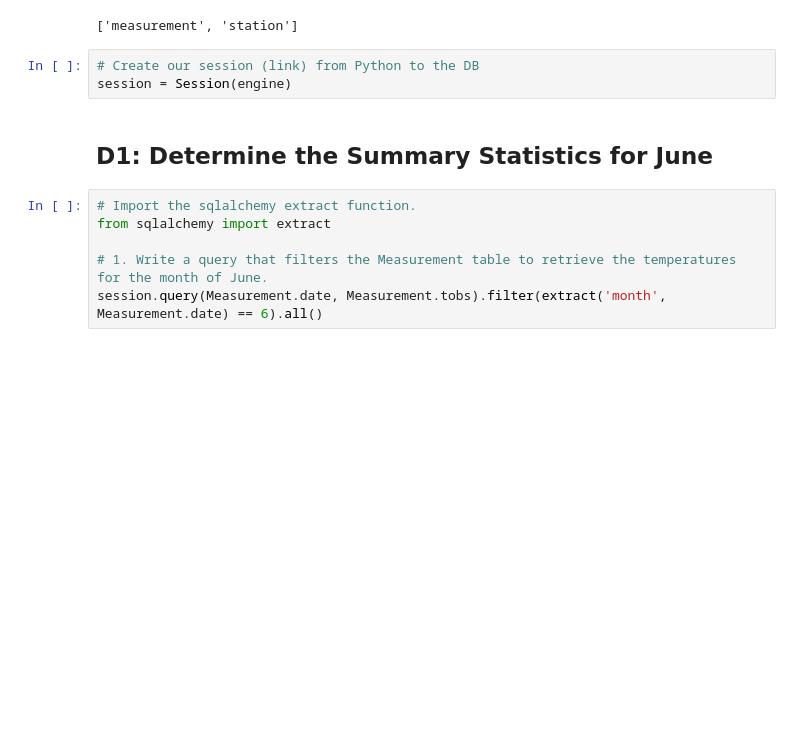
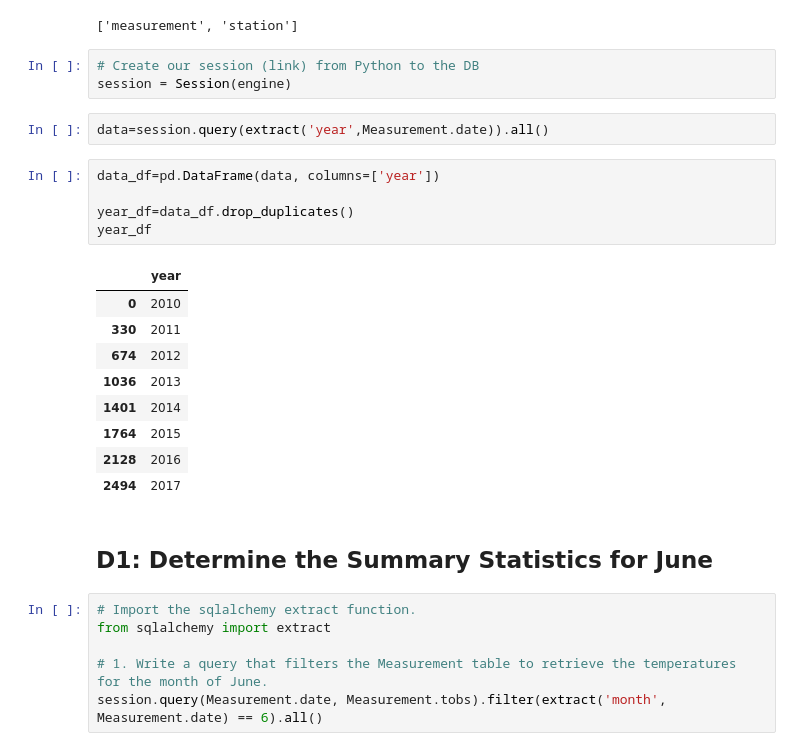
Before and after one commit to katiarp/surfs_up, a Jupyter notebook: SurfsUp_Challenge.ipynb, the cells around one changed output. Saved outputs shown, nothing was run; the diff lists cells and outputs as text; blank space fills up the shorter version.

```diff
--- a/SurfsUp_Challenge.ipynb
+++ b/SurfsUp_Challenge.ipynb
@@ -31,6 +31,23 @@ Base.classes.keys()
 # %%
 # Create our session (link) from Python to the DB
 session = Session(engine)
+# %%
+data=session.query(extract('year',Measurement.date)).all()
+# %%
+data_df=pd.DataFrame(data, columns=['year'])
+
+year_df=data_df.drop_duplicates()
+year_df
+# %% [output]
+|  | year |
+| 0 | 2010 |
+| 330 | 2011 |
+| 674 | 2012 |
+| 1036 | 2013 |
+| 1401 | 2014 |
+| 1764 | 2015 |
+| 2128 | 2016 |
+| 2494 | 2017 |
 # %% [markdown]
 ## D1: Determine the Summary Statistics for June
 # %%
```
Also changed, not shown: parts of 2 cells of this notebook, 5 other files.
